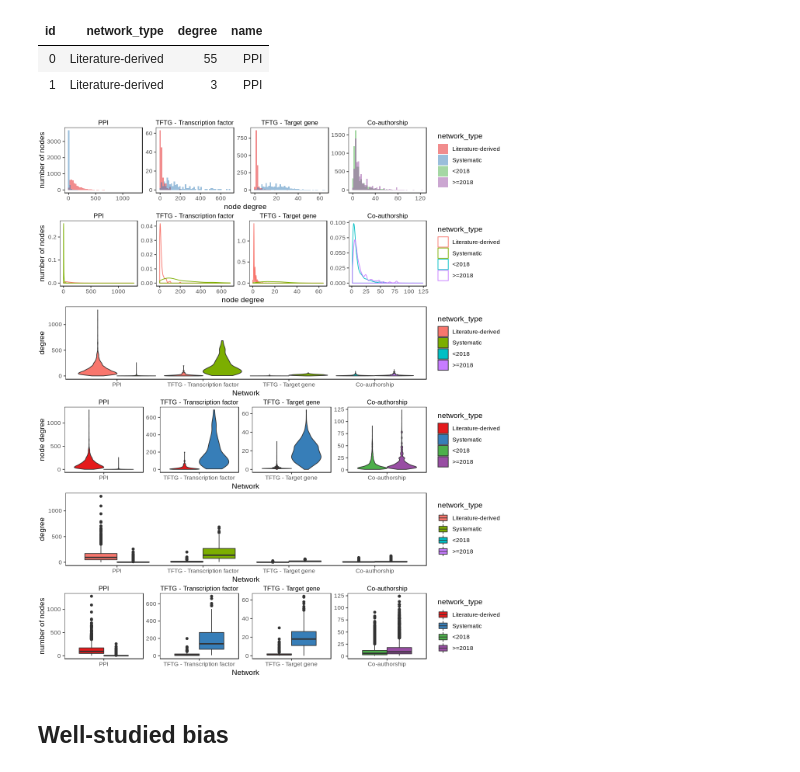
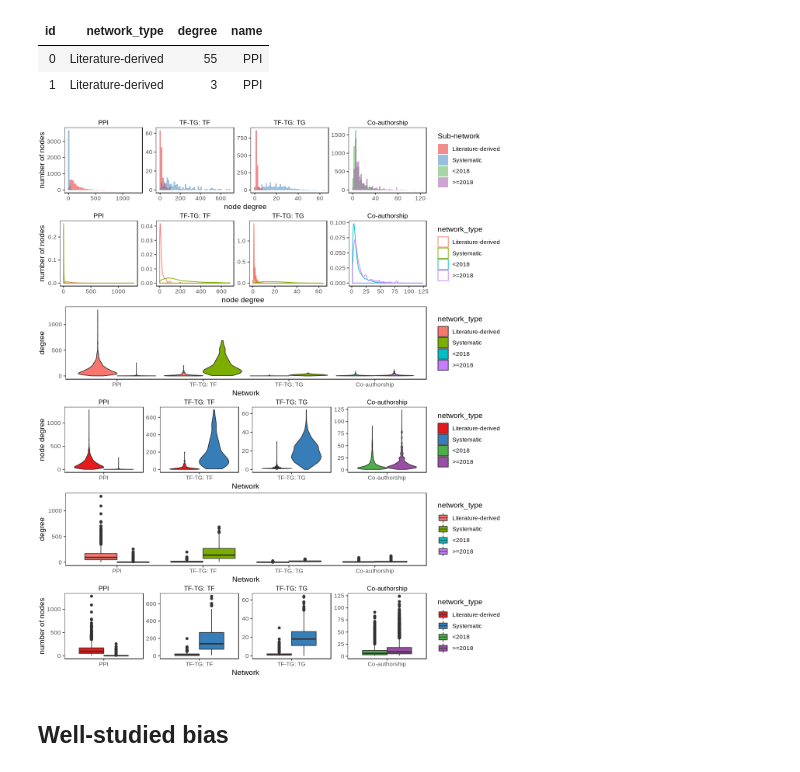
Before and after one commit to greenelab/xswap-analysis, a Jupyter notebook: nb/fig1.degree_dist/degree-dist.ipynb, the cells around one changed output. Drawn from its saved outputs; the diff is of its cells as text; code cells hidden in the pictures.

```diff
--- a/nb/fig1.degree_dist/degree-dist.ipynb
+++ b/nb/fig1.degree_dist/degree-dist.ipynb
@@ -145,8 +145,8 @@ vis_df <- bind_rows(ppi_vis_dists, tftg_vis_dists, biorxiv_vis_dists) %>%
     mutate(
         name = name %>% recode_factor(
             ppi = 'PPI',
-            tftg_source = 'TFTG - Transcription factor',
-            tftg_target = 'TFTG - Target gene',
+            tftg_source = 'TF-TG: TF',
+            tftg_target = 'TF-TG: TG',
             co_author = 'Co-authorship',
         ),
         network_type = network_type %>% recode_factor(
@@ -171,6 +171,7 @@ histogram_dists <- (
     + ylab('number of nodes')
     + xlab('node degree')
     + theme_zietzm()
+    + labs(fill='Sub-network')
 )
 
 kde_dists <- (
@@ -195,34 +196,34 @@ violin_facet <- (
     + geom_violin(scale = 'width')
     + facet_wrap("name", scales='free', nrow=1)
     + scale_fill_brewer(palette = "Set1")
     + ylab('node degree')
     + xlab('Network')
     + theme_zietzm()
 )
 
 box <- (
     ggplot(vis_df, aes(x = name, y = degree, fill = network_type))
     + geom_boxplot(position = 'dodge')
     + xlab('Network')
     + theme_zietzm()
 )
 
 box_facet <- (
     ggplot(vis_df, aes(x = name, y = degree, fill = network_type))
     + geom_boxplot(position = 'dodge')
     + facet_wrap("name", scales='free', nrow=1)
     + scale_fill_brewer(palette = "Set1")
     + ylab('number of nodes')
     + xlab('Network')
     + theme_zietzm()
 )
 
 ggsave(plot = histogram_dists, filename = '../../img/1_degree_bias/histogram.png', dpi = 500,
        width=10, height=3)
 
 grid.arrange(histogram_dists, kde_dists, violin, violin_facet, box, box_facet, ncol = 1)
 # %% [output]
-[figure, old version]
+[figure, new version]
 # %% [markdown]
 ## Well-studied bias
 # %%
```
Also changed, not shown: parts of 5 cells of this notebook.
